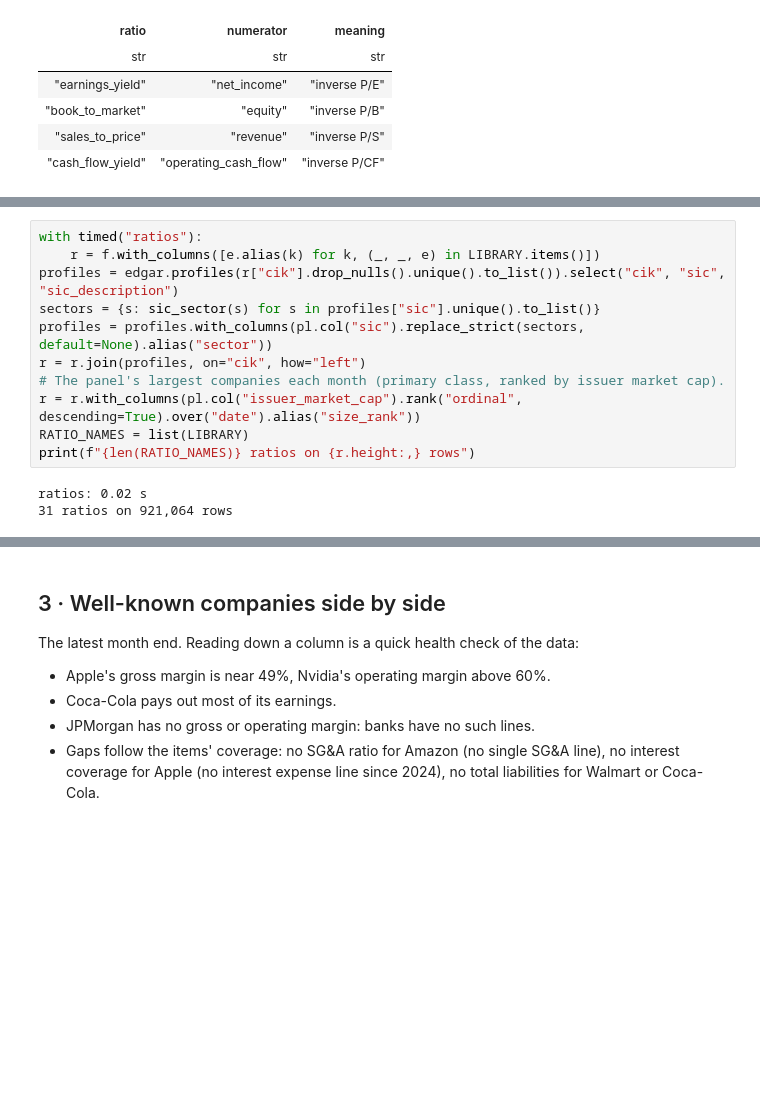
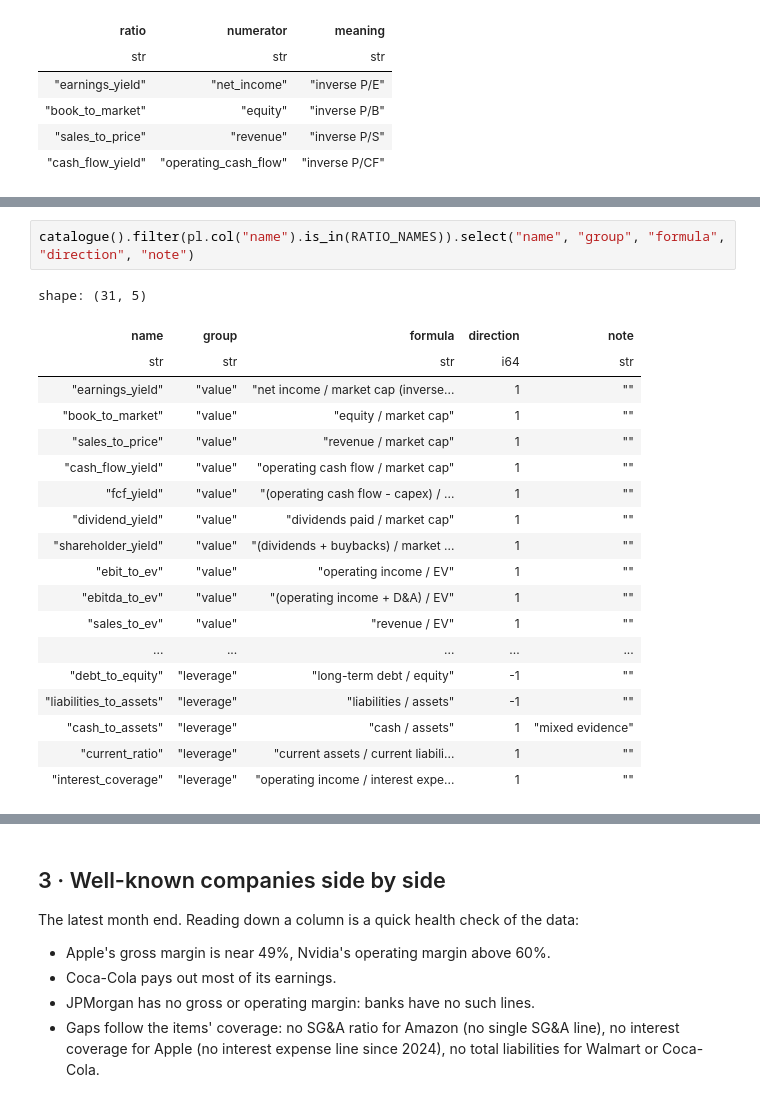
Before and after one commit to yurit04/collective-alpha, a Jupyter notebook: projects/subspace-probe/notebooks/vinculum/02_ratios.ipynb, the cells around one changed output, grey strips where cells are left out. Drawn from its saved outputs; the diff is of its cells as text; blank space fills up the shorter version.

```diff
--- a/projects/subspace-probe/notebooks/vinculum/02_ratios.ipynb
+++ b/projects/subspace-probe/notebooks/vinculum/02_ratios.ipynb
@@ -149,14 +79,22 @@ shape: (31, 3)
-# %%
-with timed("ratios"):
-    r = f.with_columns([e.alias(k) for k, (_, _, e) in LIBRARY.items()])
-profiles = edgar.profiles(r["cik"].drop_nulls().unique().to_list()).select("cik", "sic", "sic_description")
-sectors = {s: sic_sector(s) for s in profiles["sic"].unique().to_list()}
-profiles = profiles.with_columns(pl.col("sic").replace_strict(sectors, default=None).alias("sector"))
-r = r.join(profiles, on="cik", how="left")
-# The panel's largest companies each month (primary class, ranked by issuer market cap).
-r = r.with_columns(pl.col("issuer_market_cap").rank("ordinal", descending=True).over("date").alias("size_rank"))
-RATIO_NAMES = list(LIBRARY)
-print(f"{len(RATIO_NAMES)} ratios on {r.height:,} rows")
-# %% [output]
-ratios: 0.02 s
-31 ratios on 921,064 rows
+# %%
+catalogue().filter(pl.col("name").is_in(RATIO_NAMES)).select("name", "group", "formula", "direction", "note")
+# %% [output]
+shape: (31, 5)
+| name | group | formula | direction | note |
+| str | str | str | i64 | str |
+| "earnings_yield" | "value" | "net income / market cap (inverse... | 1 | "" |
+| "book_to_market" | "value" | "equity / market cap" | 1 | "" |
+| "sales_to_price" | "value" | "revenue / market cap" | 1 | "" |
+| "cash_flow_yield" | "value" | "operating cash flow / market cap" | 1 | "" |
+| "fcf_yield" | "value" | "(operating cash flow - capex) / ... | 1 | "" |
+| "dividend_yield" | "value" | "dividends paid / market cap" | 1 | "" |
+| "shareholder_yield" | "value" | "(dividends + buybacks) / market ... | 1 | "" |
+| "ebit_to_ev" | "value" | "operating income / EV" | 1 | "" |
+| "ebitda_to_ev" | "value" | "(operating income + D&A) / EV" | 1 | "" |
+| "sales_to_ev" | "value" | "revenue / EV" | 1 | "" |
+| ... | ... | ... | ... | ... |
+| "debt_to_equity" | "leverage" | "long-term debt / equity" | -1 | "" |
+| "liabilities_to_assets" | "leverage" | "liabilities / assets" | -1 | "" |
+| "cash_to_assets" | "leverage" | "cash / assets" | 1 | "mixed evidence" |
+| "current_ratio" | "leverage" | "current assets / current liabili... | 1 | "" |
+| "interest_coverage" | "leverage" | "operating income / interest expe... | 1 | "" |
```
Also changed, not shown: parts of 9 cells of this notebook, 22 other files.
